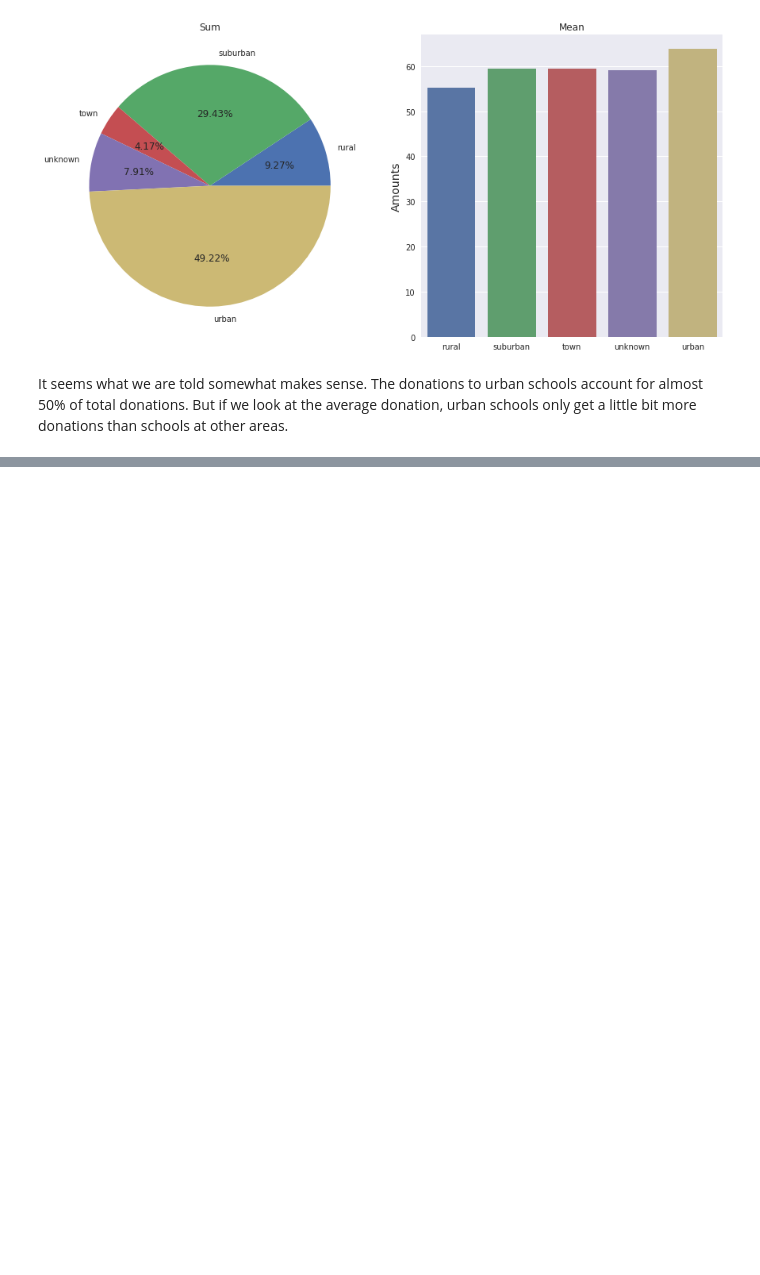
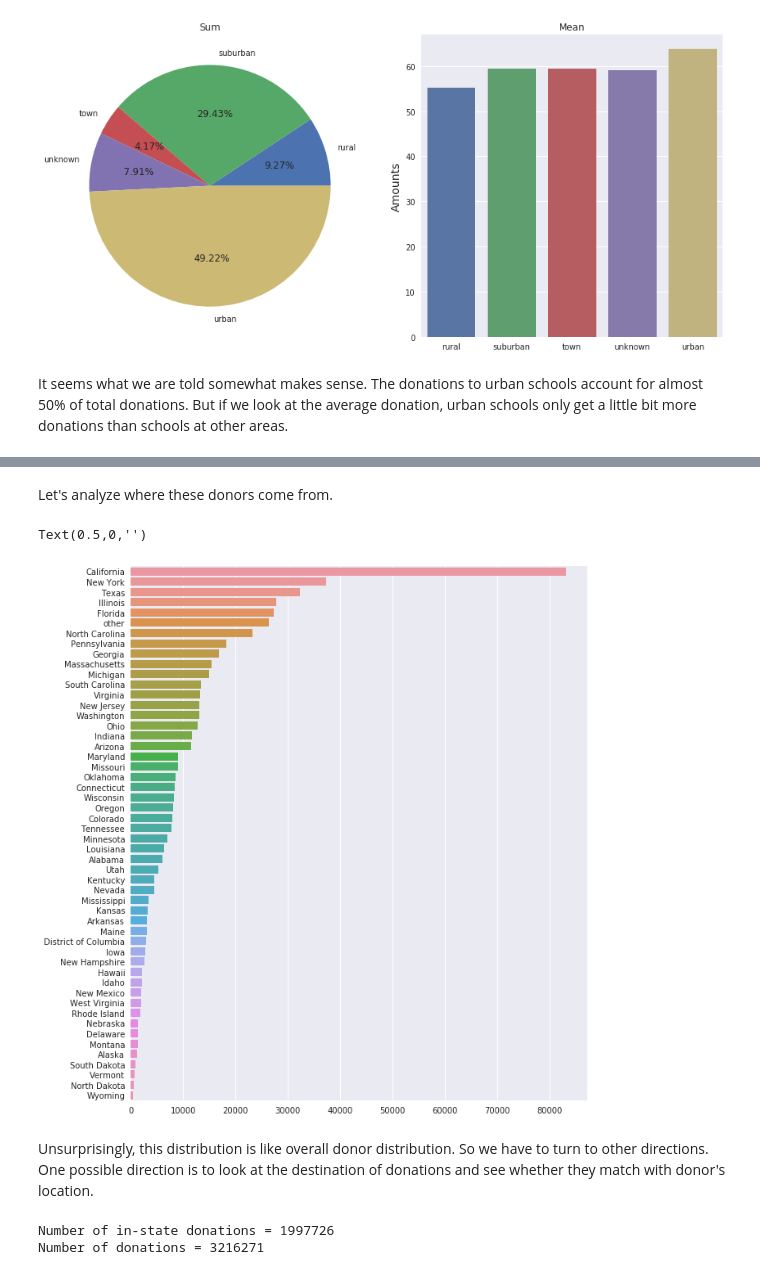
Before and after one commit to nrgdoublex/EDA_DonorsChoose, a Jupyter notebook: EDA.ipynb, the cells around one changed output, grey strips where cells are left out. Drawn from its saved outputs; the diff is of its cells as text; code cells hidden in the pictures; blank space fills up the shorter version.

```diff
--- a/EDA.ipynb
+++ b/EDA.ipynb
@@ -1654,0 +1136,6 @@ plt.plot([None]*(len(y)-test_size) + [x[0] for x in prediction],color='red')
+# %%
+donation_donor = donations.merge(donors,how='left',on='Donor ID')
+donate_counts = donation_donor['Donor ID'].value_counts()
+donate_multiple = donate_counts[donate_counts > 1].index.values
+donate_multiple = donation_donor[donation_donor['Donor ID'].isin(donate_multiple)]
+donate_multiple.head()
@@ -1654,0 +1149,22 @@ plt.plot([None]*(len(y)-test_size) + [x[0] for x in prediction],color='red')
+# %% [markdown]
+Let's analyze where these donors come from.
+# %%
+donate_multiple_loc = donate_multiple.groupby('Donor State')['Donor ID'].nunique().sort_values(ascending=False).reset_index()
+plt.figure(figsize=(10,12))
+sns.barplot(x='Donor ID',y='Donor State',data=donate_multiple_loc)
+plt.ylabel("")
+plt.xlabel("")
+# %% [output]
+Text(0.5,0,'')
+[figure, added]
+# %% [markdown]
+Unsurprisingly, this distribution is like overall donor distribution. So we have to turn to other directions. One possible direction is to look at the destination of donations and see whether they match with donor's location.
+# %%
+donate_multiple = donate_multiple.merge(projects,how='left',on='Project ID')
+donate_multiple = donate_multiple.merge(schools,how='left',on='School ID')
+in_state = donate_multiple[donate_multiple['Donor State'] == donate_multiple['School State']]
+print("Number of in-state donations = {}".format(len(in_state)))
+print("Number of donations = {}".format(len(donate_multiple)))
+# %% [output]
+Number of in-state donations = 1997726
+Number of donations = 3216271
```
Also changed, not shown: parts of 92 cells of this notebook, 1 other file.
